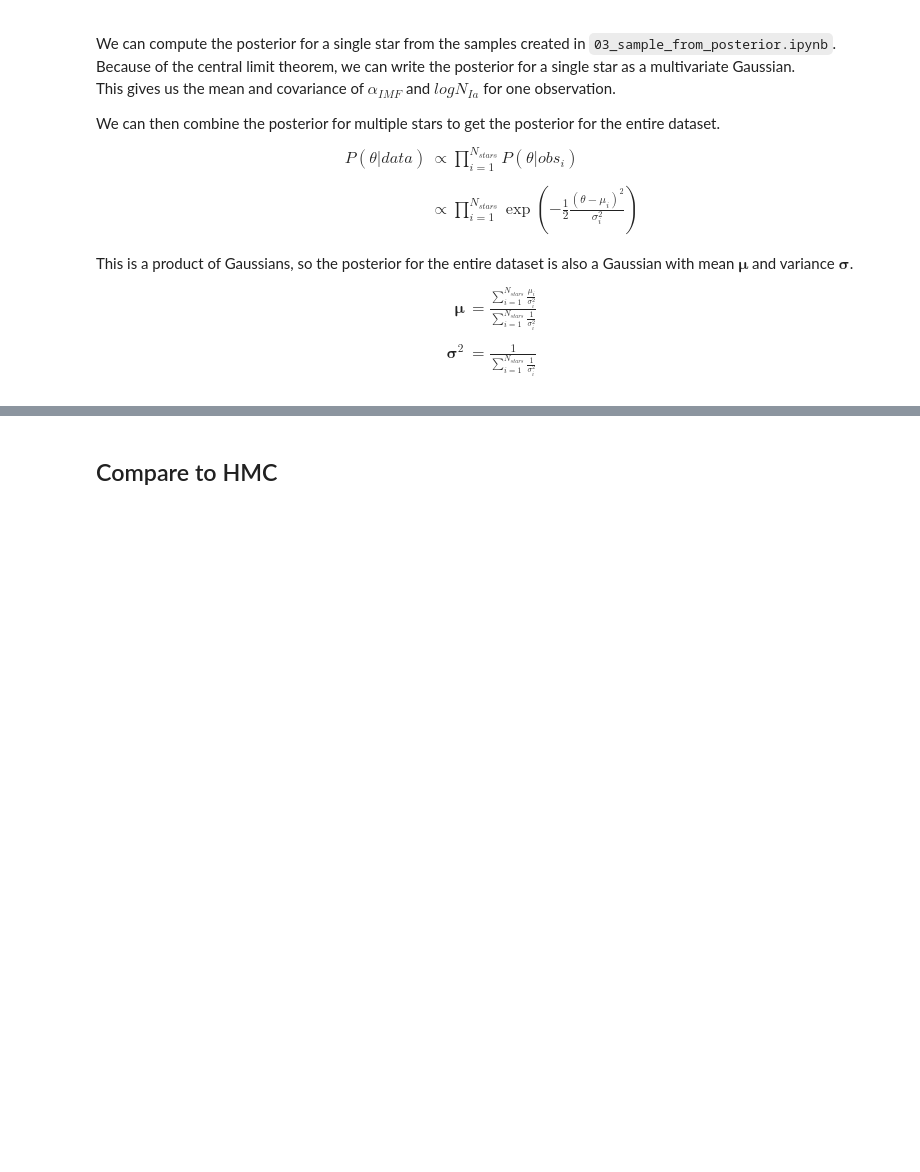
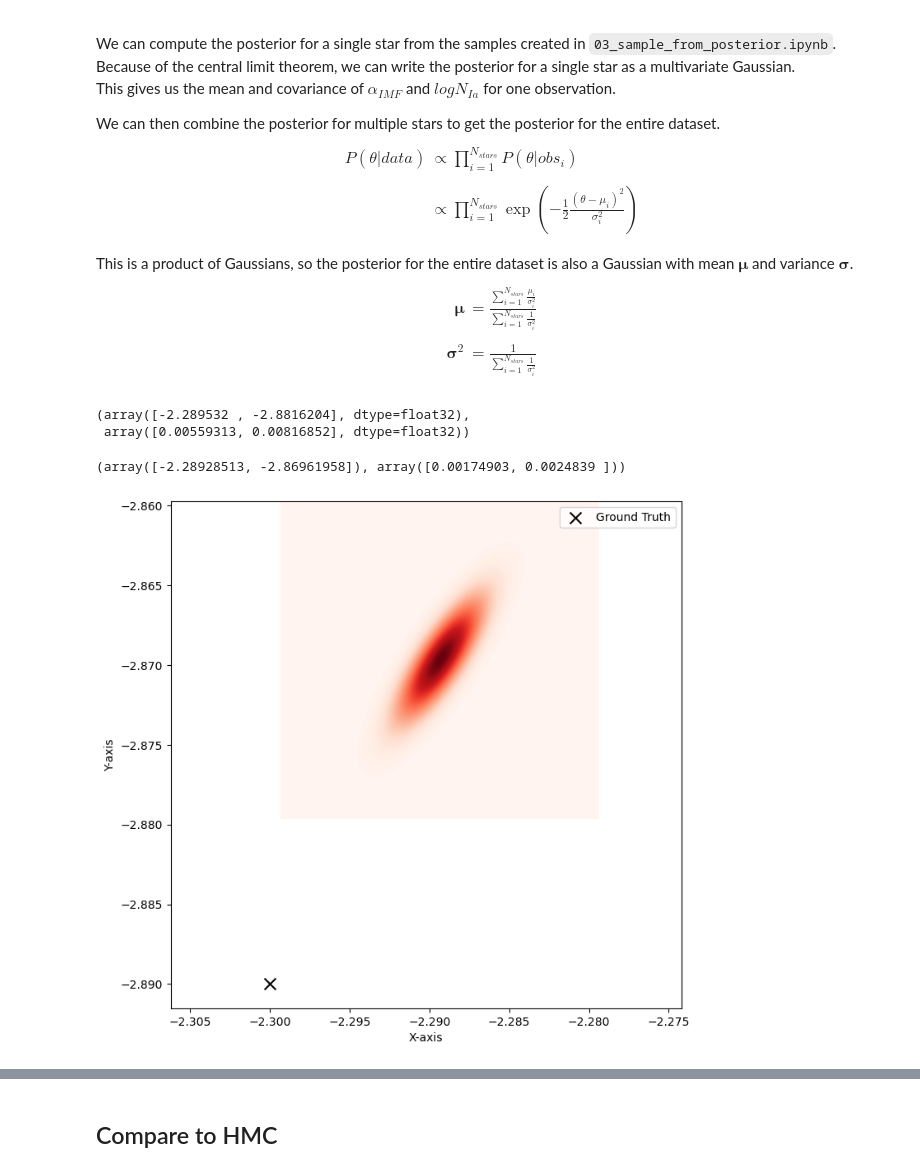
Before and after one commit to bGuenes/sbi_chemical_abundances, a Jupyter notebook: 04_plot_multistar_inference.ipynb, the cells around one changed output, grey strips where cells are left out. Saved outputs shown, nothing was run; the diff lists cells and outputs as text; code cells hidden in the pictures; blank space fills up the shorter version.

```diff
--- a/04_plot_multistar_inference.ipynb
+++ b/04_plot_multistar_inference.ipynb
@@ -37,3 +37,5 @@ $$
 \mathbf{\sigma}^2 &= \frac1 {\sum_{i=1}^{N_{stars}} \frac1{\sigma_i^2}}
 \end{align*}
 $$
+# %%
+data = np.stack([alpha_IMF_obs, log10_N_Ia_obs],2)
@@ -40,3 +60,52 @@ $$
+# %%
+res = [map_kde(data[i]) for i in range(len(data))]
+# %%
+data.mean(1).mean(0), data.std(1).mean(0)/ np.sqrt(len(data))
+# %% [output]
+(array([-2.289532 , -2.8816204], dtype=float32),
+ array([0.00559313, 0.00816852], dtype=float32))
+# %%
+mean_n = np.zeros_like(res[0][0])
+inv_cov = np.zeros_like(res[0][1])
+prior_mean = np.array([-2.3, -2.89])
+prior_cov = np.array([[0.3**2, 0], [0, 0.3**2]])
+
+for i in range(len(res)):
+	mean = res[i][0]
+	cov = np.linalg.inv(res[i][1])
+
+	mean_n += cov@mean
+	inv_cov += cov
+
+post_cov = inv_cov - (199*np.linalg.inv(prior_cov))
+post_cov = np.linalg.inv(post_cov)
+
+post_mean = post_cov@(mean_n - 199*(np.linalg.inv(prior_cov)@prior_mean))
+# %%
+post_mean, np.sqrt(np.diag(post_cov))
+# %% [output]
+(array([-2.28928513, -2.86961958]), array([0.00174903, 0.0024839 ]))
+# %%
+# Create grid of (x, y) points
+X, Y = np.mgrid[post_mean[0]-0.01: post_mean[0]+0.01: 0.0001, post_mean[1]-0.01: post_mean[1]+0.01: 0.0001]
+pos = np.dstack((X, Y))
+
+# Create the multivariate Gaussian distribution
+rv = multivariate_normal(mean=post_mean, cov=post_cov)
+Z = rv.pdf(pos)
+
+# Plot
+plt.figure(figsize=(8,8))
+plt.contourf(X, Y, Z, levels=100, cmap='Reds')
+
+plt.scatter(prior_mean[0], prior_mean[1], color='k', marker='x', s=100, label='Ground Truth')
+plt.xlabel('X-axis')
+plt.ylabel('Y-axis')
+plt.legend()
+plt.axis('equal')
+plt.show()
+# %% [output]
+[figure, added]
 # %%
 gaussian_posterior_plot(alpha_IMF_obs, log10_N_Ia_obs, global_params, title="CHEMPY TNG yields")
 # %% [output]
```
Also changed, not shown: parts of 5 cells of this notebook, 21 other files.
